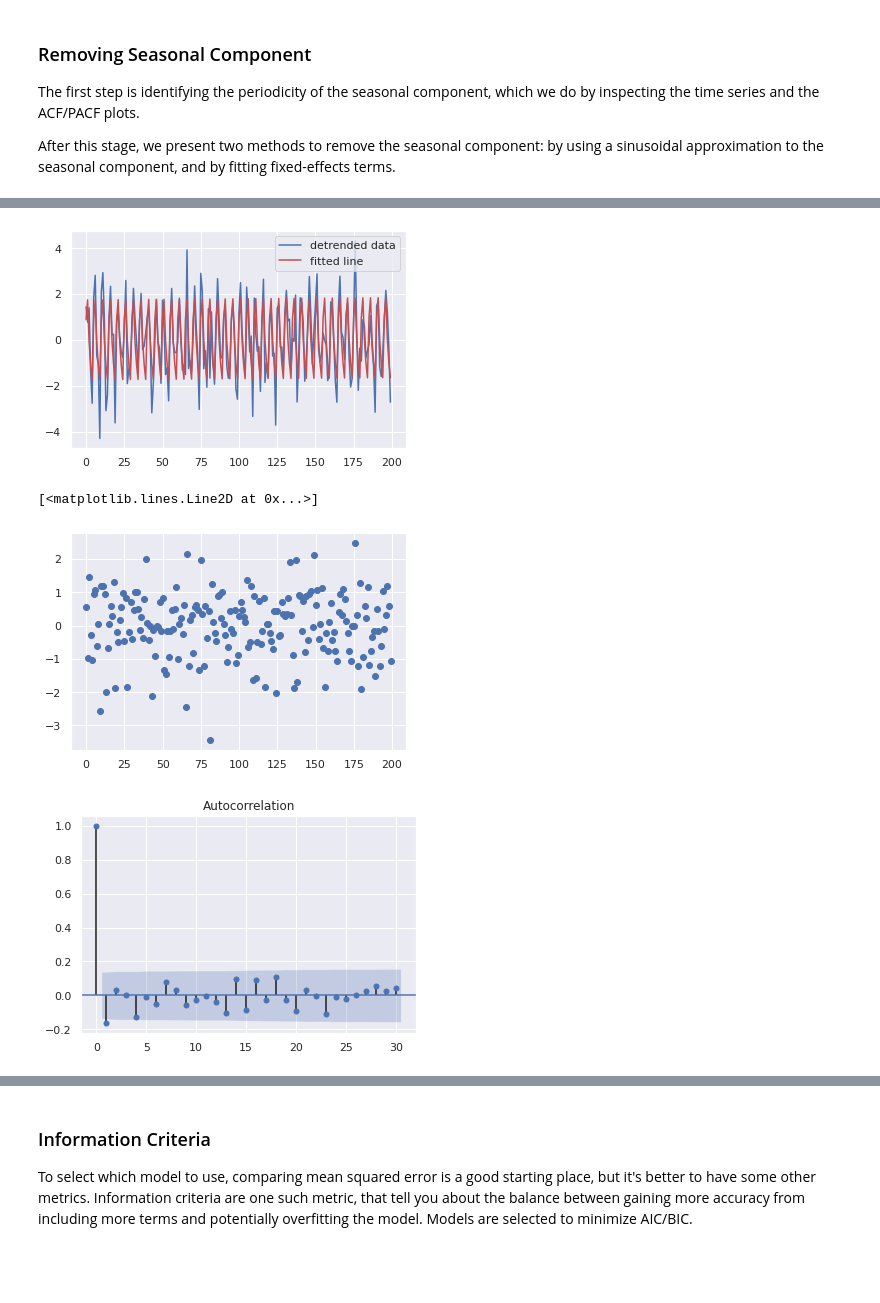
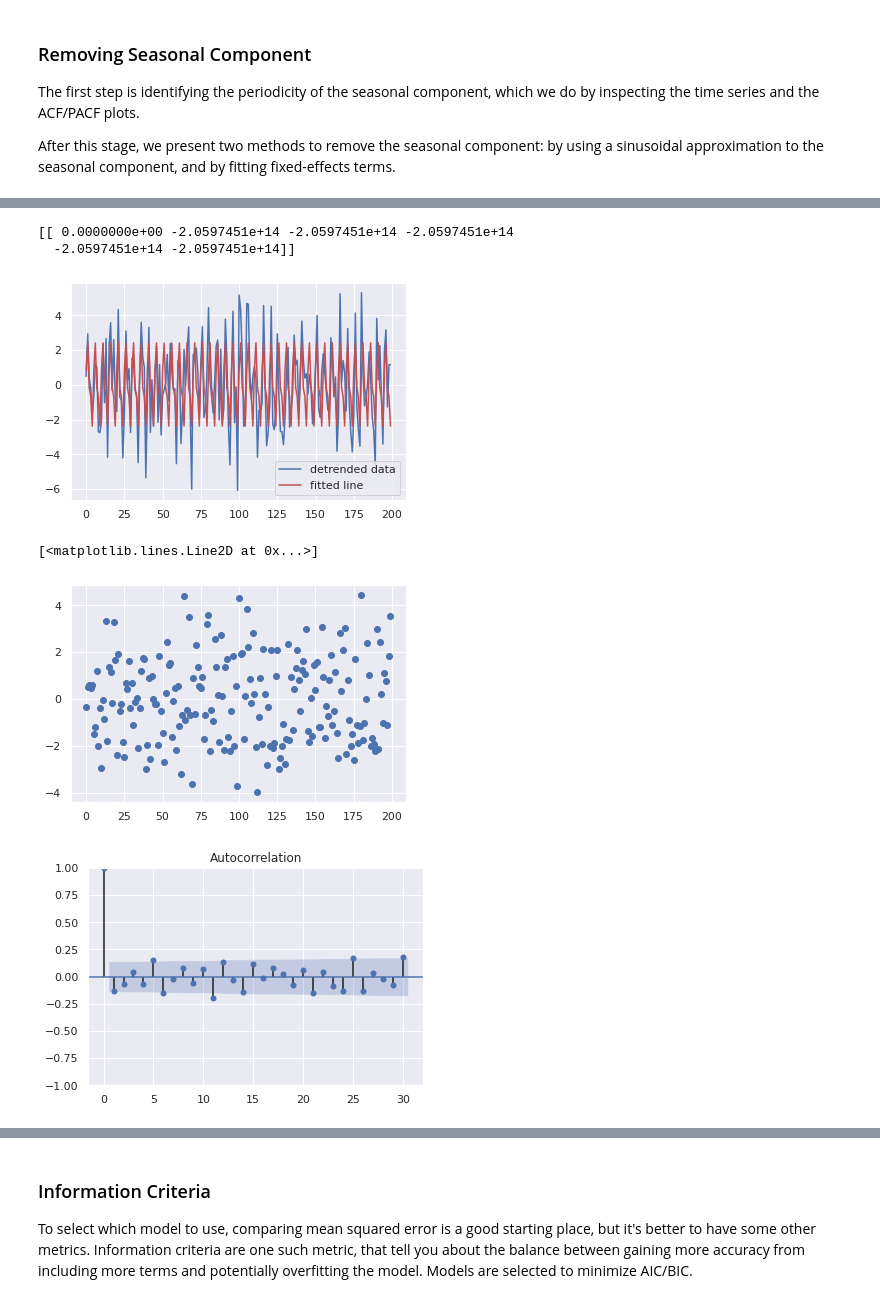
Before and after one commit to maxoboe/6419_recitations, a Jupyter notebook: climate_video_notebook.ipynb, the cells around one changed output, grey strips where cells are left out. Cells and saved outputs as stored; diff of their text form; code cells hidden in the pictures; blank space fills up the shorter version.

```diff
--- a/climate_video_notebook.ipynb
+++ b/climate_video_notebook.ipynb
@@ -44,7 +121,11 @@ Weak stationarity: the autocovariance is only a function of distance, and the me
 import numpy as np
 np.random.seed(1234)
 x_vals = np.arange(0, 200)
+z = 5 * np.random.beta(1,1,size=len(x_vals))
 quad_trend = x_vals ** 2 * 0.004 + 0.2 * x_vals
 seasonality = 2 * (x_vals % 5 == 0) + 3 * (x_vals % 5 == 1) + 1 * (x_vals % 5 == 2) - 1 * (x_vals % 5 == 4)
 random_noise = np.random.normal(size=len(x_vals))
-y_vals = quad_trend + seasonality + random_noise
+y_vals = quad_trend + seasonality + z + random_noise
+x = x_vals.reshape(-1,1)
+z = z.reshape(-1,1)
+y = y_vals.reshape(-1,1)
@@ -104,11 +198,11 @@ sns.regplot(x=x[:-1], y=first_diff)
 # %%
-# Hint: to combine two numpy series, you can use the np.hstack command
-new_x = np.hstack((x, x**2))
-clf.fit(new_x, y)
-quadratic_y_hat = clf.predict(new_x)
+# Difference in this text block: we're including this squared term
+x_stacked = np.hstack((x, x**2))
+clf.fit(x_stacked, y)
+quadratic_y_hat = clf.predict(x_stacked)
 print(clf.coef_) # Print the beta values found via regression
 plt.plot(x, y, label='original data')
-plt.plot(x, quadratic_y_hat, 'r', label='fitted line')
+plt.plot(x, quadratic_y_hat, 'r', label='best fit quadratic')
 plt.legend()
 plt.show()
 nonlinear_residuals = y - quadratic_y_hat
@@ -188,24 +328,27 @@ Another approach: time-series fixed effects
 # %%
 period = 5
-x_with_fixed_effects = x
+x_with_fixed_effects = np.ones(x.shape)
 for i in range(period):
   x_with_fixed_effects = np.hstack((x_with_fixed_effects, (x % period)==i))
 clf.fit(x_with_fixed_effects, nonlinear_residuals)
+print(clf.coef_)
 fixed_effects_predicted = clf.predict(x_with_fixed_effects)
 plt.plot(x, nonlinear_residuals, label='detrended data')
 plt.plot(x, fixed_effects_predicted, 'r', label='fitted line')
 plt.legend();
 plt.plot()
 plt.show()
 fixed_effects_residuals = nonlinear_residuals - fixed_effects_predicted
 plt.plot(x, fixed_effects_residuals, 'o')
 # %% [output]
+[[ 0.0000000e+00 -2.0597451e+14 -2.0597451e+14 -2.0597451e+14
+  -2.0597451e+14 -2.0597451e+14]]
-[figure, old version]
+[figure, new version]
-[<matplotlib.lines.Line2D at 0x...>]
+[<matplotlib.lines.Line2D at 0x...>]
-[figure, old version]
+[figure, new version]
 # %%
 import statsmodels.api as sm
-sm.graphics.tsa.plot_acf(fixed_effects_residuals, lags=30)
+sm.graphics.tsa.plot_acf(sin_residuals, lags=30)
 plt.show()
 # %% [output]
-[figure, old version]
+[figure, new version]
```
Also changed, not shown: parts of 132 cells of this notebook.
